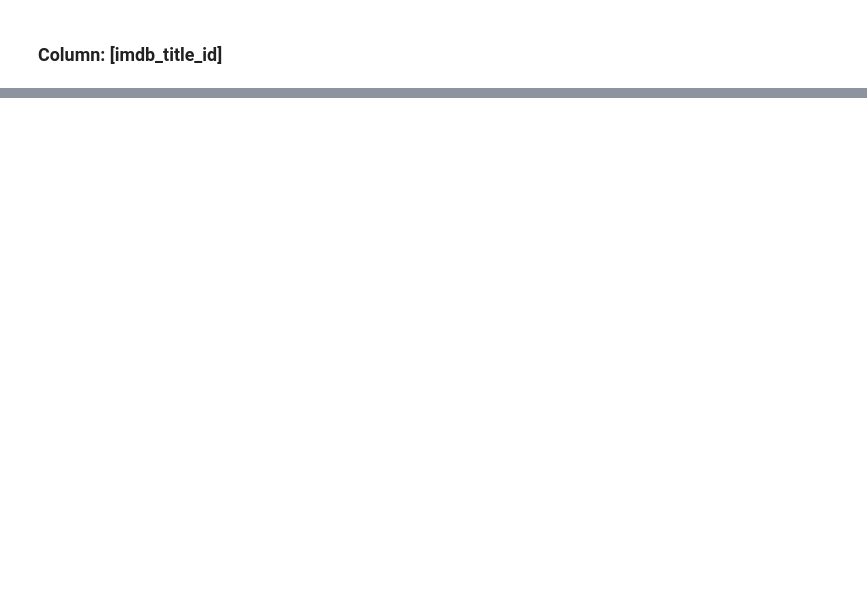
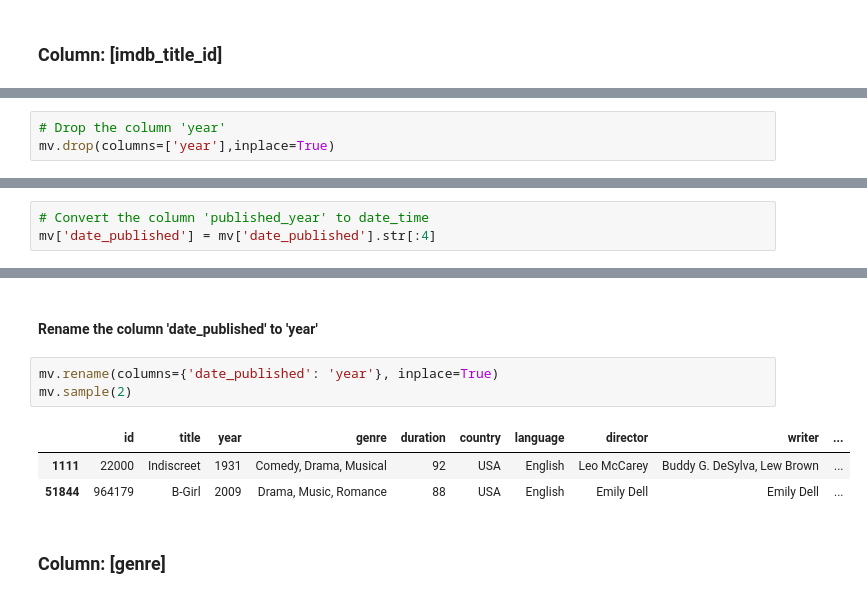
Before and after one commit to anandavii/IMDB_Movie_Cleaning_Python, a Jupyter notebook: imdb movie cleaning.ipynb, the cells around one changed output, grey strips where cells are left out. Saved outputs shown, nothing was run; the diff lists cells and outputs as text; blank space fills up the shorter version.

```diff
--- a/imdb movie cleaning.ipynb
+++ b/imdb movie cleaning.ipynb
@@ -72,0 +184,3 @@ array(['tt0000009', 'tt0000574', 'tt0001892', ..., 'tt9911774',
+# %%
+# Drop the column 'year'
+mv.drop(columns=['year'],inplace=True)
@@ -72,0 +189,3 @@ array(['tt0000009', 'tt0000574', 'tt0001892', ..., 'tt9911774',
+# %%
+# Convert the column 'published_year' to date_time
+mv['date_published'] = mv['date_published'].str[:4]
@@ -72,0 +201,11 @@ array(['tt0000009', 'tt0000574', 'tt0001892', ..., 'tt9911774',
+# %% [markdown]
+#### Rename the column 'date_published' to 'year'
+# %%
+mv.rename(columns={'date_published': 'year'}, inplace=True)
+mv.sample(2)
+# %% [output]
+|  | id | title | year | genre | duration | country | language | director | writer | ... |
+| 1111 | 22000 | Indiscreet | 1931 | Comedy, Drama, Musical | 92 | USA | English | Leo McCarey | Buddy G. DeSylva, Lew Brown | ... |
+| 51844 | 964179 | B-Girl | 2009 | Drama, Music, Romance | 88 | USA | English | Emily Dell | Emily Dell | ... |
+# %% [markdown]
+### Column: [genre]
```
Also changed, not shown: parts of 22 cells of this notebook.
